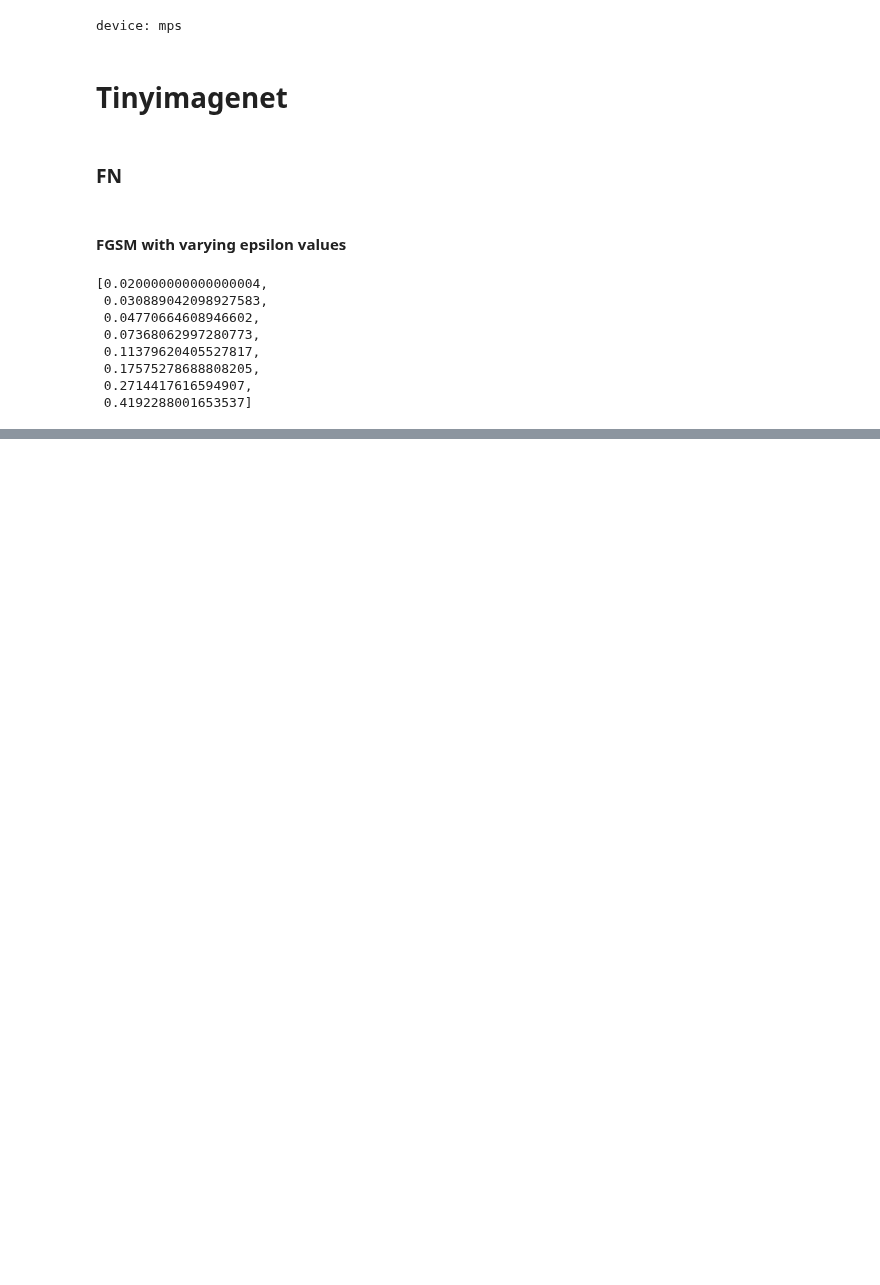
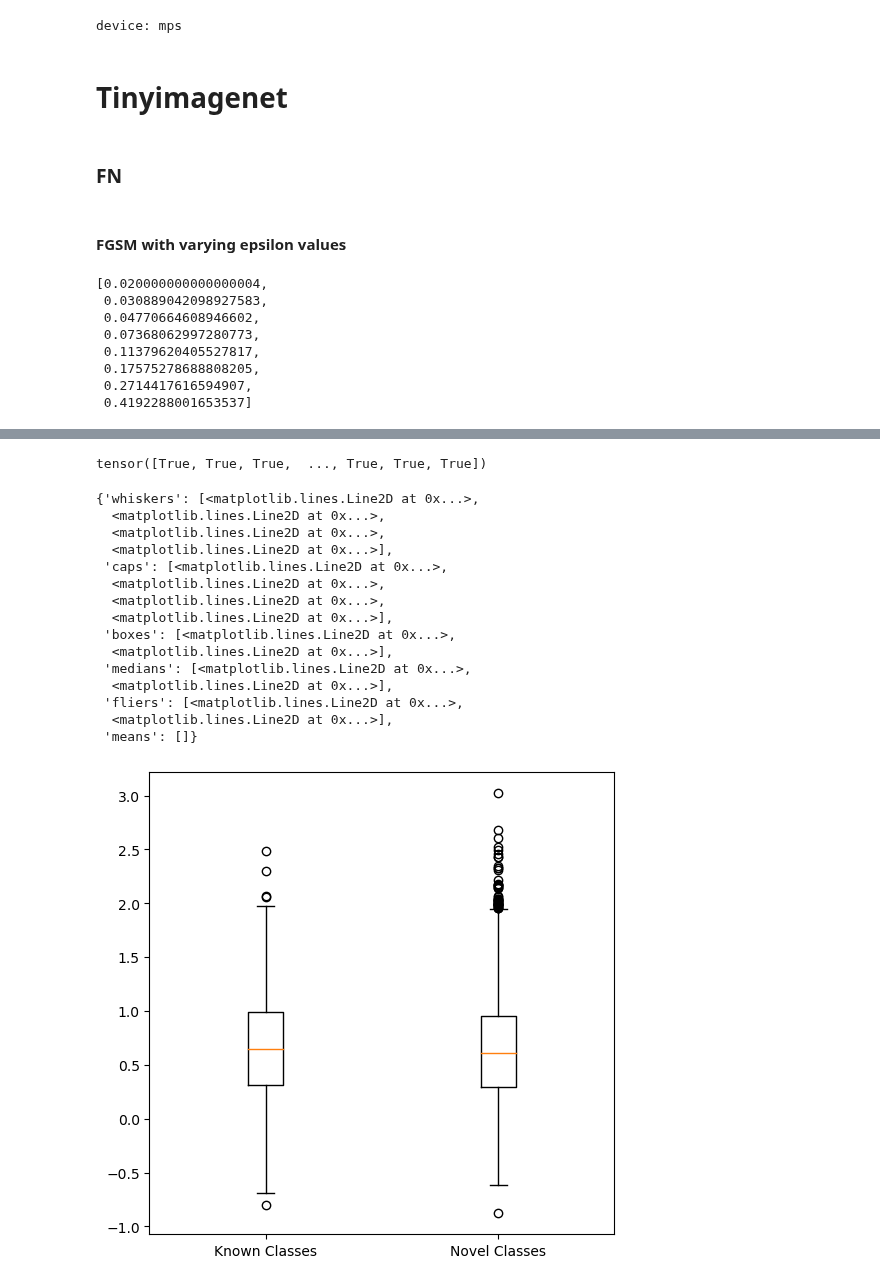
Before and after one commit to krellemand/bachelor_project, a Jupyter notebook: notebooks/visualizing_adv_attacks.ipynb, the cells around one changed output, grey strips where cells are left out. Saved outputs shown, nothing was run; the diff lists cells and outputs as text; code cells hidden in the pictures; blank space fills up the shorter version.

```diff
--- a/notebooks/visualizing_adv_attacks.ipynb
+++ b/notebooks/visualizing_adv_attacks.ipynb
@@ -80,0 +82,27 @@ plt.show()
+# %%
+id_diffs, ood_diffs = max_logit_change_compared_id_vs_ood(root_dir + "logits/tinyimagenet/plain/logits_0.pt",
+                                                          root_dir + "logits/tinyimagenet/fn/fgsm/eps_0.4192288001653537/logits_0.pt",
+                                                          root_dir + "logits/tinyimagenet/plain/csr_targets_0.pt",
+                                                          0, dataset_name='tinyimagenet')
+# %% [output]
+tensor([True, True, True,  ..., True, True, True])
+# %%
+fig, ax = plt.subplots(1,1, figsize=(6,6))
+ax.boxplot([id_diffs, ood_diffs], labels=['Known Classes', 'Novel Classes'])
+# %% [output]
+{'whiskers': [<matplotlib.lines.Line2D at 0x...>,
+  <matplotlib.lines.Line2D at 0x...>,
+  <matplotlib.lines.Line2D at 0x...>,
+  <matplotlib.lines.Line2D at 0x...>],
+ 'caps': [<matplotlib.lines.Line2D at 0x...>,
+  <matplotlib.lines.Line2D at 0x...>,
+  <matplotlib.lines.Line2D at 0x...>,
+  <matplotlib.lines.Line2D at 0x...>],
+ 'boxes': [<matplotlib.lines.Line2D at 0x...>,
+  <matplotlib.lines.Line2D at 0x...>],
+ 'medians': [<matplotlib.lines.Line2D at 0x...>,
+  <matplotlib.lines.Line2D at 0x...>],
+ 'fliers': [<matplotlib.lines.Line2D at 0x...>,
+  <matplotlib.lines.Line2D at 0x...>],
+ 'means': []}
+[figure, added]
```
Also changed, not shown: parts of 5 cells of this notebook, 3 other files.
